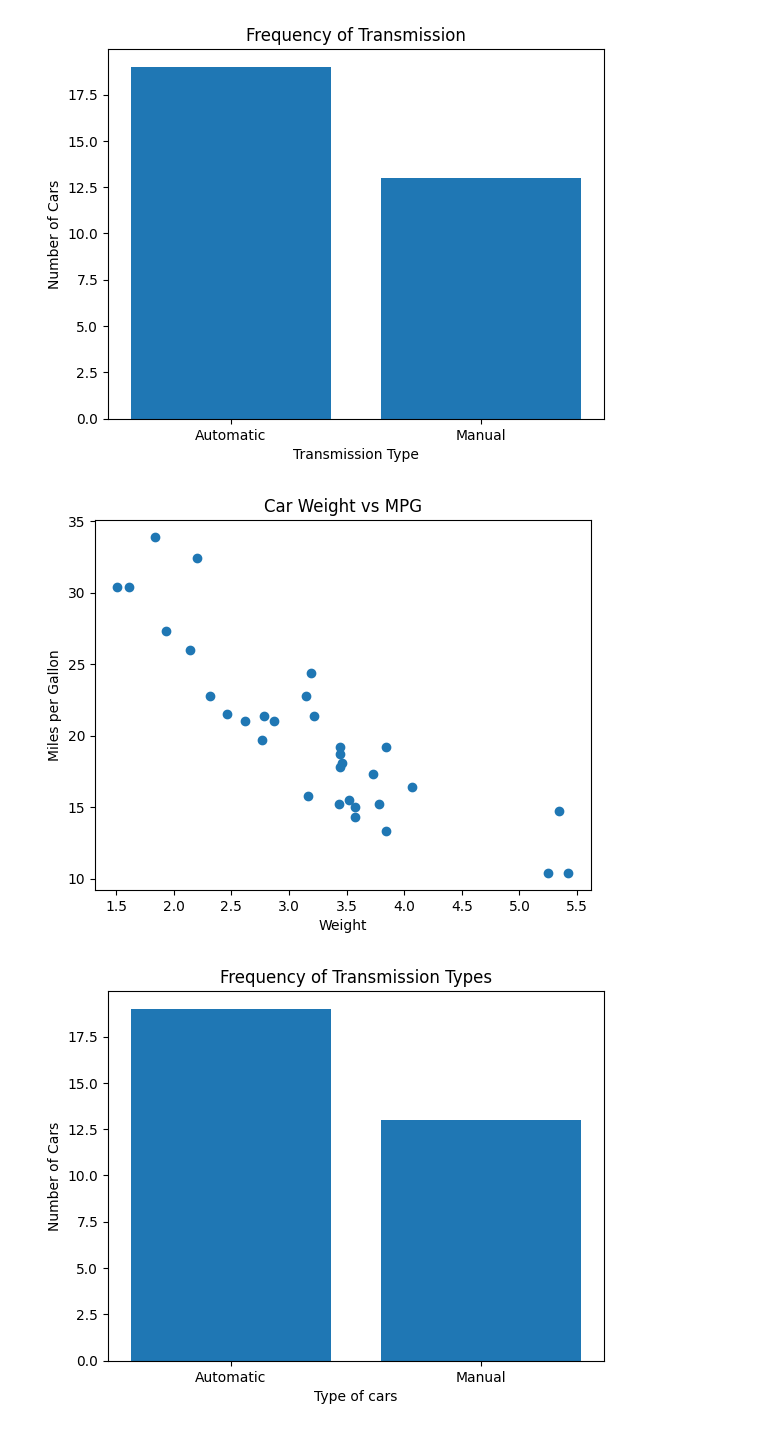
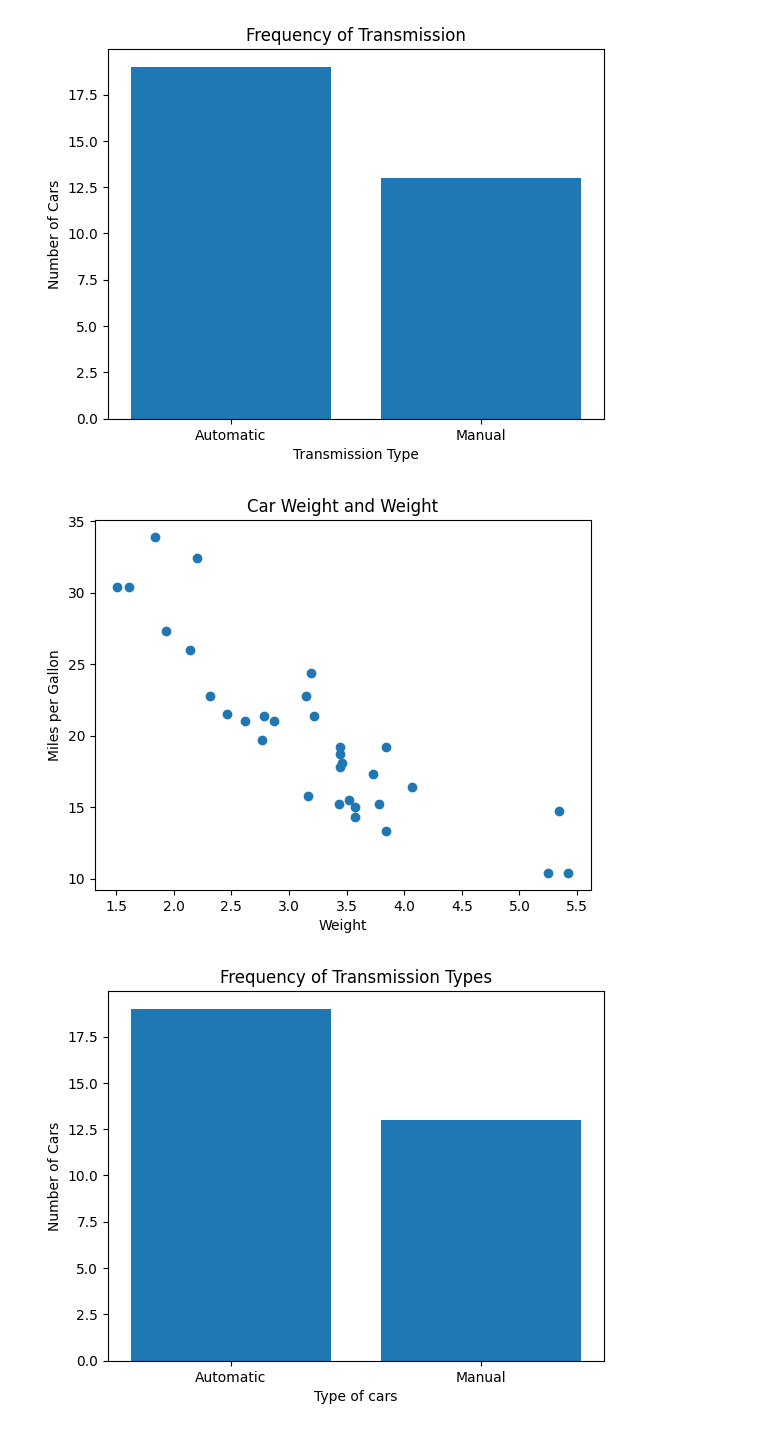
Before and after one commit to rizwan-git123/Bvvs, a Jupyter notebook: CIE_I.ipynb, the cells around one changed output. Drawn from its saved outputs; the diff is of its cells as text; code cells hidden in the pictures.

```diff
--- a/CIE_I.ipynb
+++ b/CIE_I.ipynb
@@ -14,14 +14,14 @@ plt.show()
 # %%
 import pandas as pd
 import matplotlib.pyplot as plt
 mt = pd.read_csv("/mtcars.csv")
 plt.scatter(mt['wt'], mt['mpg'])
-plt.title("Car Weight vs MPG")
+plt.title("Car Weight and Weight")
 plt.xlabel("Weight")
 plt.ylabel("Miles per Gallon")
 plt.show()
 # %% [output]
-[figure, old version]
+[figure, new version]
 # %%
 import pandas as pd
 import matplotlib.pyplot as plt
```
